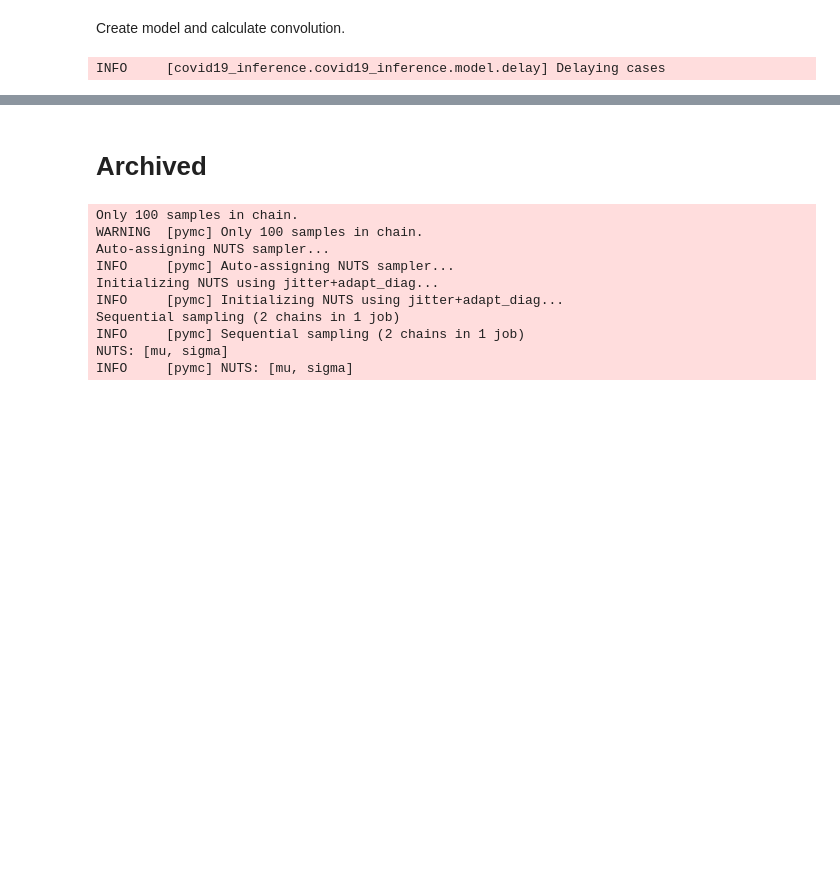
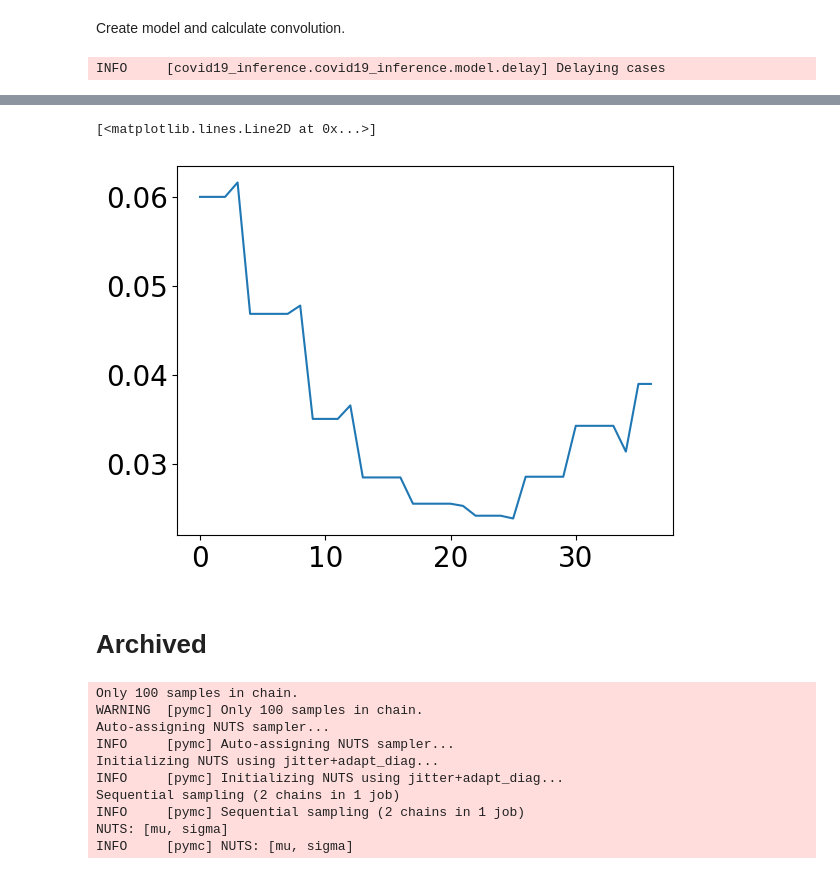
Before and after one commit to Priesemann-Group/mobility_inference, a Jupyter notebook: convolution.ipynb, the cells around one changed output, grey strips where cells are left out. Saved outputs shown, nothing was run; the diff lists cells and outputs as text; code cells hidden in the pictures; blank space fills up the shorter version.

```diff
--- a/convolution.ipynb
+++ b/convolution.ipynb
@@ -119,0 +146,15 @@ ax.legend(ncol=2, bbox_to_anchor=(1.02, 1.3))
+# %%
+kurzarbeit_df['Kurzarbeitende korrigiert'] = output
+
+df_kurzarbeit_2020 = data_prep.get_weekly_kurzarbeit(kurzarbeit_df, dates_2020, "2020")
+df_kurzarbeit_2022 = data_prep.get_weekly_kurzarbeit(kurzarbeit_df, dates_2022, "2022")
+
+### get difference between 2020 and 2022 as fraction of population
+population = 83237124
+KA_2020 = df_kurzarbeit_2020["Anzahl Kurzarbeitende"].values
+KA_2022 = df_kurzarbeit_2022["Anzahl Kurzarbeitende"].values
+KA_diff = (KA_2020 - KA_2022) / population
+
+### make xarray of KA_diff with mobility_dates_2020 as index
+KA_diff_xr = xr.DataArray(KA_diff, coords=[dates_2020], dims=["date"])
+KA_diff_xr
@@ -120,3 +178,9 @@ ax.legend(ncol=2, bbox_to_anchor=(1.02, 1.3))
+# %%
+# plot KA_diff_xr
+plt.plot(KA_diff_xr)
+# %% [output]
+[<matplotlib.lines.Line2D at 0x...>]
+[figure, added]
 # %% [markdown]
 # Archived
 # %%
```
Also changed, not shown: parts of 7 cells of this notebook, 18 other files.
